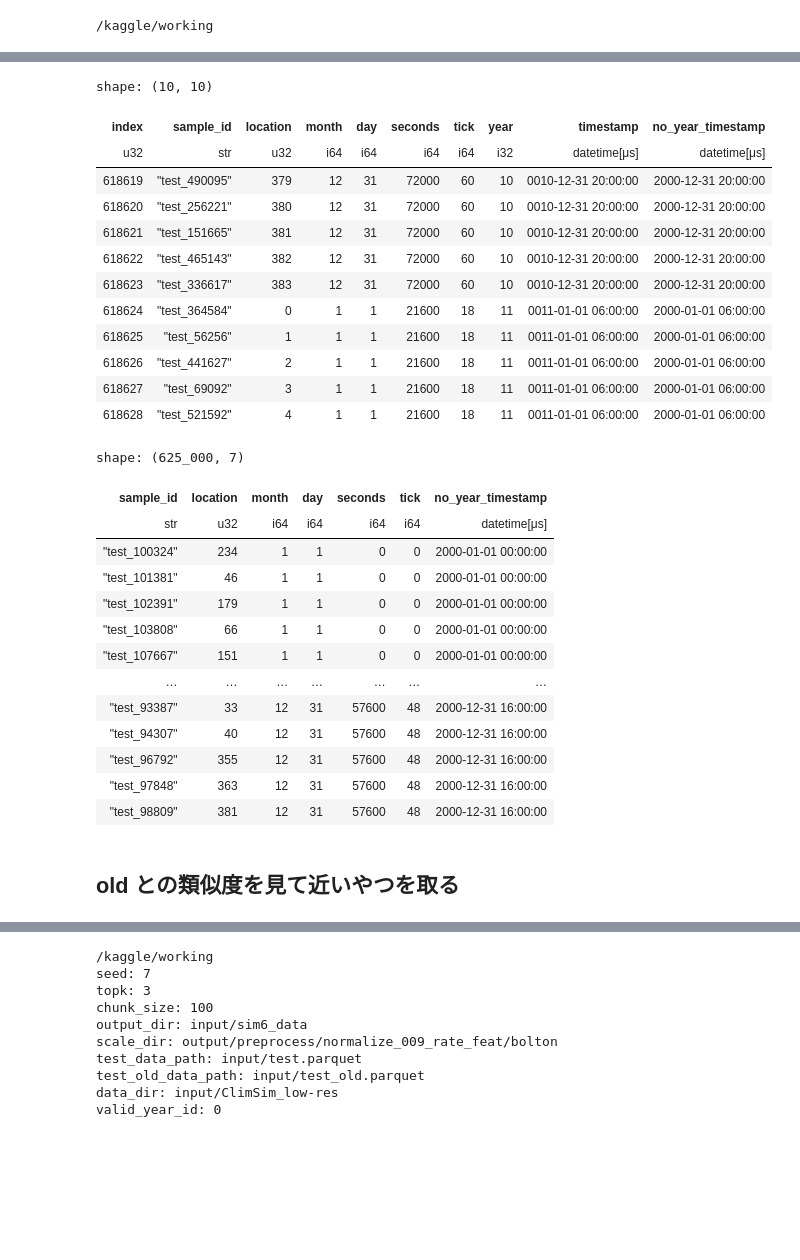
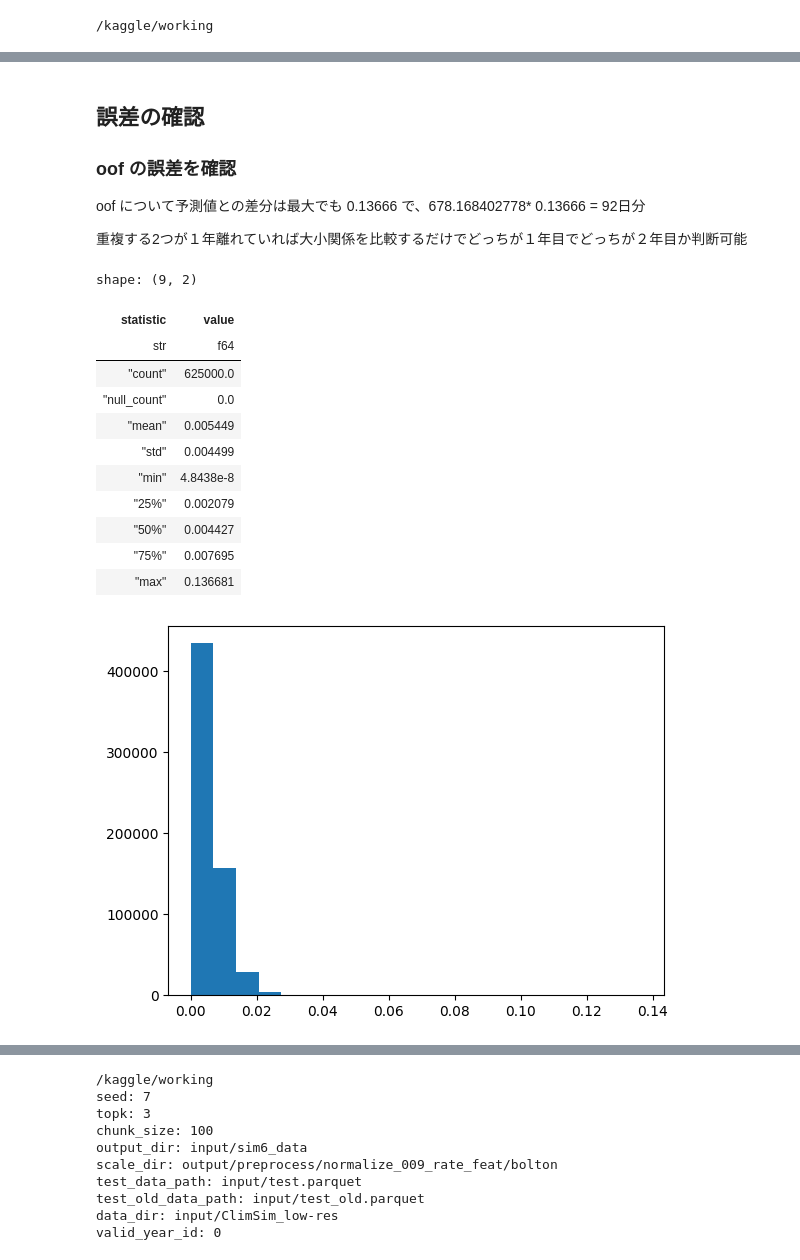
Before and after one commit to unonao/kaggle-leap, a Jupyter notebook: notebook/2024-07-10_join_hack.ipynb, the cells around one changed output, grey strips where cells are left out. Saved outputs shown, nothing was run; the diff lists cells and outputs as text; code cells hidden in the pictures; blank space fills up the shorter version.

```diff
--- a/notebook/2024-07-10_join_hack.ipynb
+++ b/notebook/2024-07-10_join_hack.ipynb
@@ -30,27 +49,13 @@ shape: (5, 7)
 # %%
 test_old_info_df = (
     test_old_info_df.with_row_index()
-    .with_columns(
-        pl.when(pl.col("index") <= 282239)
-        .then(pl.lit(9))
-        .when(pl.col("index") <= 618623)
-        .then(pl.lit(10))
-        .otherwise(pl.lit(11))
-        .alias("year")
-    )
-    .with_columns(
-        (
-            pl.datetime(pl.col("year"), pl.col("month"), pl.col("day"), 0, 0, 0)
-            + pl.duration(seconds=pl.col("seconds"))
-        ).alias("timestamp")
-    )
+    .with_columns((pl.col("index") / len(test_old_info_df)).alias("elaps"))
     .with_columns(
         (
             pl.datetime(2000, pl.col("month"), pl.col("day"), 0, 0, 0)
             + pl.duration(seconds=pl.col("seconds"))
         ).alias("no_year_timestamp")
     )
-    .sort("timestamp")
 )
 test_old_info_df.head()
 # %% [output]
@@ -81,35 +70,30 @@ shape: (10, 10)
-# %%
-test_old_info_df[:618629].tail(10)  # 618623
-# %% [output]
-shape: (10, 10)
-| index | sample_id | location | month | day | seconds | tick | year | timestamp | no_year_timestamp |
-| u32 | str | u32 | i64 | i64 | i64 | i64 | i32 | datetime[μs] | datetime[μs] |
-| 618619 | "test_490095" | 379 | 12 | 31 | 72000 | 60 | 10 | 0010-12-31 20:00:00 | 2000-12-31 20:00:00 |
-| 618620 | "test_256221" | 380 | 12 | 31 | 72000 | 60 | 10 | 0010-12-31 20:00:00 | 2000-12-31 20:00:00 |
-| 618621 | "test_151665" | 381 | 12 | 31 | 72000 | 60 | 10 | 0010-12-31 20:00:00 | 2000-12-31 20:00:00 |
-| 618622 | "test_465143" | 382 | 12 | 31 | 72000 | 60 | 10 | 0010-12-31 20:00:00 | 2000-12-31 20:00:00 |
-| 618623 | "test_336617" | 383 | 12 | 31 | 72000 | 60 | 10 | 0010-12-31 20:00:00 | 2000-12-31 20:00:00 |
-| 618624 | "test_364584" | 0 | 1 | 1 | 21600 | 18 | 11 | 0011-01-01 06:00:00 | 2000-01-01 06:00:00 |
-| 618625 | "test_56256" | 1 | 1 | 1 | 21600 | 18 | 11 | 0011-01-01 06:00:00 | 2000-01-01 06:00:00 |
-| 618626 | "test_441627" | 2 | 1 | 1 | 21600 | 18 | 11 | 0011-01-01 06:00:00 | 2000-01-01 06:00:00 |
-| 618627 | "test_69092" | 3 | 1 | 1 | 21600 | 18 | 11 | 0011-01-01 06:00:00 | 2000-01-01 06:00:00 |
-| 618628 | "test_521592" | 4 | 1 | 1 | 21600 | 18 | 11 | 0011-01-01 06:00:00 | 2000-01-01 06:00:00 |
+# %% [markdown]
+## 誤差の確認
+### oof の誤差を確認
+oof について予測値との差分は最大でも 0.13666 で、678.168402778* 0.13666 = 92日分
+
+重複する2つが１年離れていれば大小関係を比較するだけでどっちが１年目でどっちが２年目か判断可能
 # %%
-test_info_df
+diff_sereise = (test_old_info_df["elaps"] - test_old_info_df["pred"]).abs()
+
+diff_sereise.describe()
 # %% [output]
-shape: (625_000, 7)
+shape: (9, 2)
-| sample_id | location | month | day | seconds | tick | no_year_timestamp |
-| str | u32 | i64 | i64 | i64 | i64 | datetime[μs] |
-| "test_100324" | 234 | 1 | 1 | 0 | 0 | 2000-01-01 00:00:00 |
-| "test_101381" | 46 | 1 | 1 | 0 | 0 | 2000-01-01 00:00:00 |
-| "test_102391" | 179 | 1 | 1 | 0 | 0 | 2000-01-01 00:00:00 |
-| "test_103808" | 66 | 1 | 1 | 0 | 0 | 2000-01-01 00:00:00 |
-| "test_107667" | 151 | 1 | 1 | 0 | 0 | 2000-01-01 00:00:00 |
-| … | … | … | … | … | … | … |
-| "test_93387" | 33 | 12 | 31 | 57600 | 48 | 2000-12-31 16:00:00 |
-| "test_94307" | 40 | 12 | 31 | 57600 | 48 | 2000-12-31 16:00:00 |
-| "test_96792" | 355 | 12 | 31 | 57600 | 48 | 2000-12-31 16:00:00 |
-| "test_97848" | 363 | 12 | 31 | 57600 | 48 | 2000-12-31 16:00:00 |
-| "test_98809" | 381 | 12 | 31 | 57600 | 48 | 2000-12-31 16:00:00 |
+| statistic | value |
+| str | f64 |
+| "count" | 625000.0 |
+| "null_count" | 0.0 |
+| "mean" | 0.005449 |
+| "std" | 0.004499 |
+| "min" | 4.8438e-8 |
+| "25%" | 0.002079 |
+| "50%" | 0.004427 |
+| "75%" | 0.007695 |
+| "max" | 0.136681 |
-# %% [markdown]
-## old との類似度を見て近いやつを取る
+# %%
+import matplotlib.pyplot as plt
+
+plt.hist(diff_sereise, bins=20)
+plt.show()
+# %% [output]
+[figure, added]
```
Also changed, not shown: parts of 12 cells of this notebook, 3 other files.
